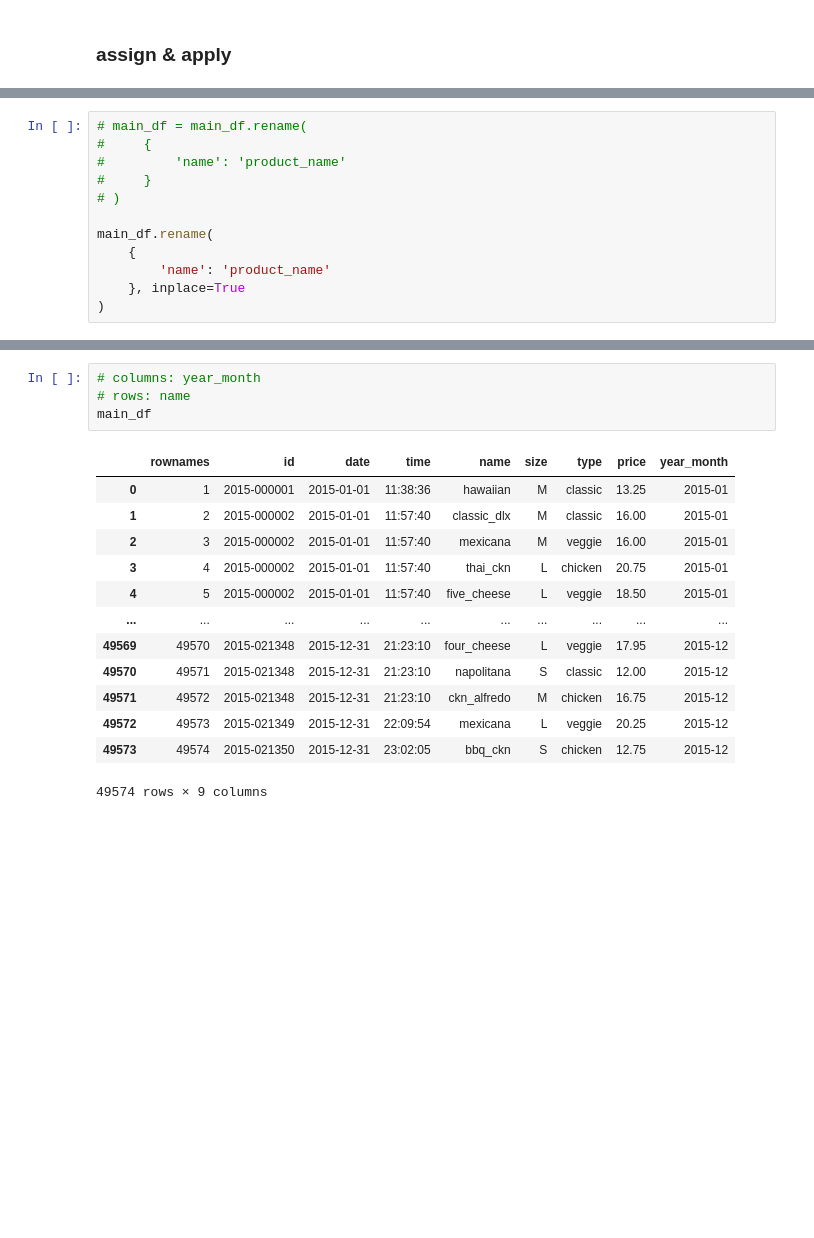
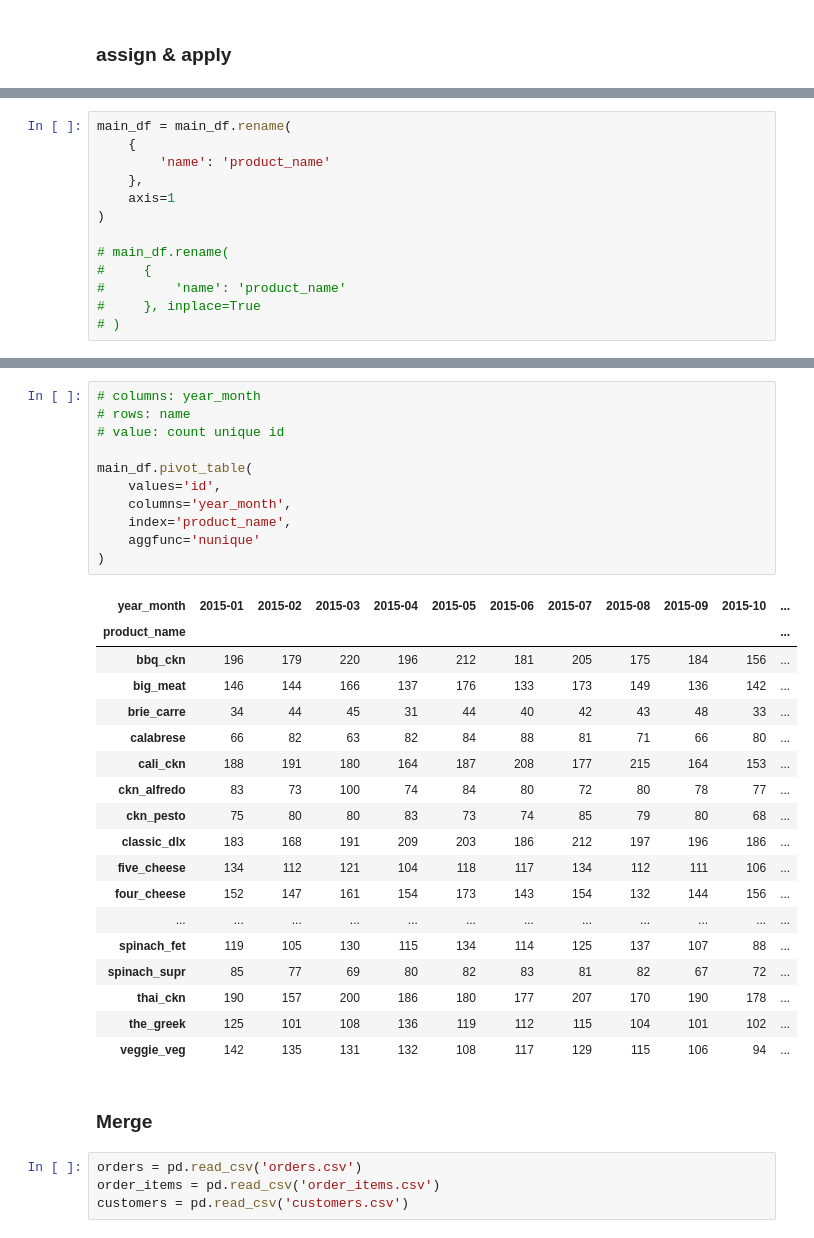
Before and after one commit to Mmd4LIFE/000-quera-bc, a Jupyter notebook: 02-pandas/pandas_intro.ipynb, the cells around one changed output, grey strips where cells are left out. Saved outputs shown, nothing was run; the diff lists cells and outputs as text; blank space fills up the shorter version.

```diff
--- a/02-pandas/pandas_intro.ipynb
+++ b/02-pandas/pandas_intro.ipynb
@@ -545,12 +531,13 @@ main_df = main_df.assign(
 # %%
-# main_df = main_df.rename(
+main_df = main_df.rename(
+    {
+        'name': 'product_name'
+    },
+    axis=1
+)
+
+# main_df.rename(
 #     {
 #         'name': 'product_name'
-#     }
+#     }, inplace=True
 # )
-
-main_df.rename(
-    {
-        'name': 'product_name'
-    }, inplace=True
-)
@@ -557,18 +560,36 @@ main_df.rename(
 # %%
 # columns: year_month
 # rows: name
-main_df
+# value: count unique id
+
+main_df.pivot_table(
+    values='id',
+    columns='year_month',
+    index='product_name',
+    aggfunc='nunique'
+)
 # %% [output]
-|  | rownames | id | date | time | name | size | type | price | year_month |
-| 0 | 1 | 2015-000001 | 2015-01-01 | 11:38:36 | hawaiian | M | classic | 13.25 | 2015-01 |
-| 1 | 2 | 2015-000002 | 2015-01-01 | 11:57:40 | classic_dlx | M | classic | 16.00 | 2015-01 |
-| 2 | 3 | 2015-000002 | 2015-01-01 | 11:57:40 | mexicana | M | veggie | 16.00 | 2015-01 |
-| 3 | 4 | 2015-000002 | 2015-01-01 | 11:57:40 | thai_ckn | L | chicken | 20.75 | 2015-01 |
-| 4 | 5 | 2015-000002 | 2015-01-01 | 11:57:40 | five_cheese | L | veggie | 18.50 | 2015-01 |
-| ... | ... | ... | ... | ... | ... | ... | ... | ... | ... |
-| 49569 | 49570 | 2015-021348 | 2015-12-31 | 21:23:10 | four_cheese | L | veggie | 17.95 | 2015-12 |
-| 49570 | 49571 | 2015-021348 | 2015-12-31 | 21:23:10 | napolitana | S | classic | 12.00 | 2015-12 |
-| 49571 | 49572 | 2015-021348 | 2015-12-31 | 21:23:10 | ckn_alfredo | M | chicken | 16.75 | 2015-12 |
-| 49572 | 49573 | 2015-021349 | 2015-12-31 | 22:09:54 | mexicana | L | veggie | 20.25 | 2015-12 |
-| 49573 | 49574 | 2015-021350 | 2015-12-31 | 23:02:05 | bbq_ckn | S | chicken | 12.75 | 2015-12 |
+| year_month | 2015-01 | 2015-02 | 2015-03 | 2015-04 | 2015-05 | 2015-06 | 2015-07 | 2015-08 | 2015-09 | 2015-10 | ... |
+| product_name |  |  |  |  |  |  |  |  |  |  | ... |
+| bbq_ckn | 196 | 179 | 220 | 196 | 212 | 181 | 205 | 175 | 184 | 156 | ... |
+| big_meat | 146 | 144 | 166 | 137 | 176 | 133 | 173 | 149 | 136 | 142 | ... |
+| brie_carre | 34 | 44 | 45 | 31 | 44 | 40 | 42 | 43 | 48 | 33 | ... |
+| calabrese | 66 | 82 | 63 | 82 | 84 | 88 | 81 | 71 | 66 | 80 | ... |
+| cali_ckn | 188 | 191 | 180 | 164 | 187 | 208 | 177 | 215 | 164 | 153 | ... |
+| ckn_alfredo | 83 | 73 | 100 | 74 | 84 | 80 | 72 | 80 | 78 | 77 | ... |
+| ckn_pesto | 75 | 80 | 80 | 83 | 73 | 74 | 85 | 79 | 80 | 68 | ... |
+| classic_dlx | 183 | 168 | 191 | 209 | 203 | 186 | 212 | 197 | 196 | 186 | ... |
+| five_cheese | 134 | 112 | 121 | 104 | 118 | 117 | 134 | 112 | 111 | 106 | ... |
+| four_cheese | 152 | 147 | 161 | 154 | 173 | 143 | 154 | 132 | 144 | 156 | ... |
+| ... | ... | ... | ... | ... | ... | ... | ... | ... | ... | ... | ... |
+| spinach_fet | 119 | 105 | 130 | 115 | 134 | 114 | 125 | 137 | 107 | 88 | ... |
+| spinach_supr | 85 | 77 | 69 | 80 | 82 | 83 | 81 | 82 | 67 | 72 | ... |
+| thai_ckn | 190 | 157 | 200 | 186 | 180 | 177 | 207 | 170 | 190 | 178 | ... |
+| the_greek | 125 | 101 | 108 | 136 | 119 | 112 | 115 | 104 | 101 | 102 | ... |
+| veggie_veg | 142 | 135 | 131 | 132 | 108 | 117 | 129 | 115 | 106 | 94 | ... |
-49574 rows × 9 columns
+# %% [markdown]
+### Merge
+# %%
+orders = pd.read_csv('orders.csv')
+order_items = pd.read_csv('order_items.csv')
+customers = pd.read_csv('customers.csv')
```
Also changed, not shown: parts of 39 cells of this notebook, 1 other file.
